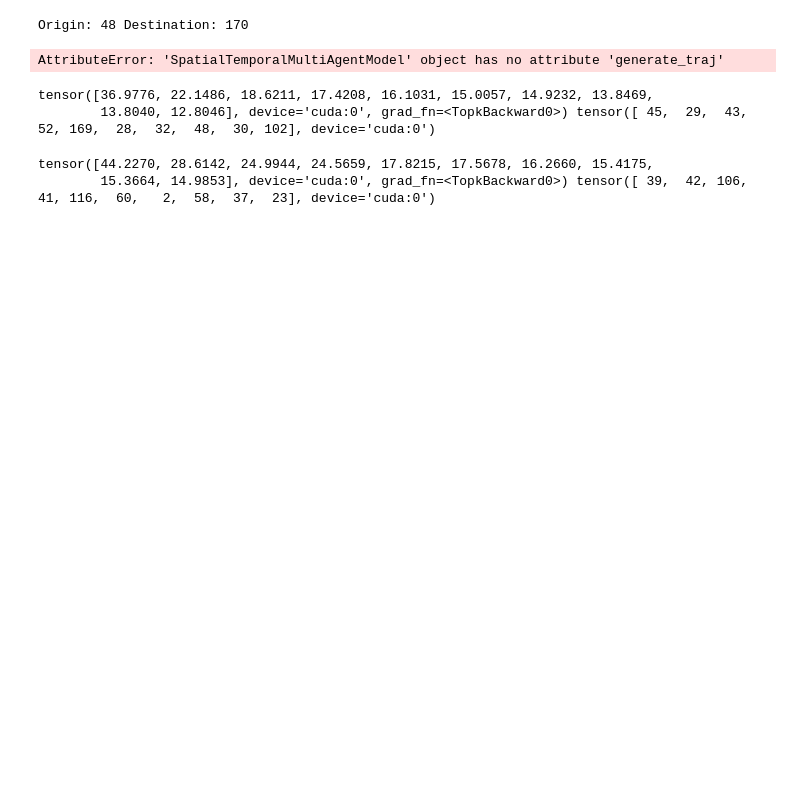
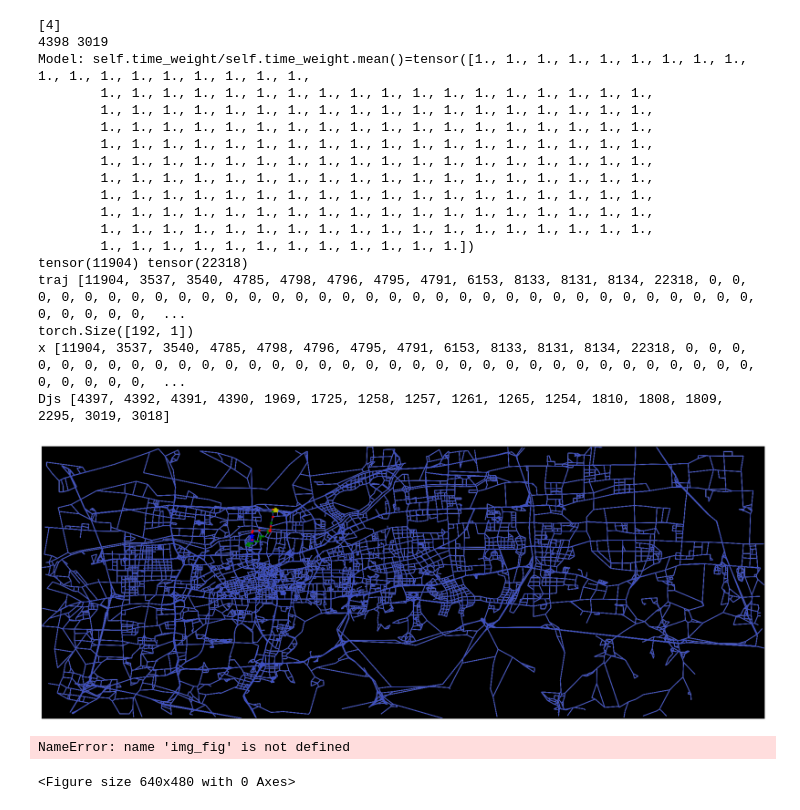
Before and after one commit to Teemo341/SmartTrafficFramework, a Jupyter notebook: presention.ipynb, the cells around one changed output. Saved outputs shown, nothing was run; the diff lists cells and outputs as text; code cells hidden in the pictures; blank space fills up the shorter version.

```diff
--- a/presention.ipynb
+++ b/presention.ipynb
@@ -82,9 +49,0 @@ SpatialTemporalMultiAgentModel(
-# %%
-o,d = np.random.choice(np.arange(1,181),2)
-print('Origin:',o,'Destination:',d)
-# %% [output]
-Origin: 48 Destination: 170
-# %%
-traj = task1_model.generate_traj(o,d)
-# %% [output]
-AttributeError: 'SpatialTemporalMultiAgentModel' object has no attribute 'generate_traj'
@@ -94,14 +50,29 @@ top_10_values,top_10_indices = torch.topk(task1_output[0,0,0,:],10)
-# %%
-print(top_10_values,top_10_indices)
-# %% [output]
-tensor([36.9776, 22.1486, 18.6211, 17.4208, 16.1031, 15.0057, 14.9232, 13.8469,
-        13.8040, 12.8046], device='cuda:0', grad_fn=<TopkBackward0>) tensor([ 45,  29,  43,  52, 169,  28,  32,  48,  30, 102], device='cuda:0')
-# %%
-x['traj'][0,1,0] = top_10_indices[0]
-x['reagent_mask'][0,1,0] = 0
-task1_output,loss = task1_model(x)
-top_10_values,top_10_indices = torch.topk(task1_output[0,1,0,:],10)
-print(top_10_values,top_10_indices)
-# %% [output]
-tensor([44.2270, 28.6142, 24.9944, 24.5659, 17.8215, 17.5678, 16.2660, 15.4175,
-        15.3664, 14.9853], device='cuda:0', grad_fn=<TopkBackward0>) tensor([ 39,  42, 106,  41, 116,  60,   2,  58,  37,  23], device='cuda:0')
+# %%
+k = np.random.choice(np.arange(0,99), 1)
+print(k)
+im = test_presention1(k[0])
+im.show()
+#traj为模型预测的轨迹，为方便展示，去掉了重复值，在轨迹中重复值次数与车在这条路上时长成正比
+#真实轨迹与最短路差异很大，这也符合车辆在城市中的实际运动情况，终点与起点相同，终点路两端节点为黄色，起点路两端节点为蓝色
+# %% [output]
+[4]
+4398 3019
+Model: self.time_weight/self.time_weight.mean()=tensor([1., 1., 1., 1., 1., 1., 1., 1., 1., 1., 1., 1., 1., 1., 1., 1., 1., 1.,
+        1., 1., 1., 1., 1., 1., 1., 1., 1., 1., 1., 1., 1., 1., 1., 1., 1., 1.,
+        1., 1., 1., 1., 1., 1., 1., 1., 1., 1., 1., 1., 1., 1., 1., 1., 1., 1.,
+        1., 1., 1., 1., 1., 1., 1., 1., 1., 1., 1., 1., 1., 1., 1., 1., 1., 1.,
+        1., 1., 1., 1., 1., 1., 1., 1., 1., 1., 1., 1., 1., 1., 1., 1., 1., 1.,
+        1., 1., 1., 1., 1., 1., 1., 1., 1., 1., 1., 1., 1., 1., 1., 1., 1., 1.,
+        1., 1., 1., 1., 1., 1., 1., 1., 1., 1., 1., 1., 1., 1., 1., 1., 1., 1.,
+        1., 1., 1., 1., 1., 1., 1., 1., 1., 1., 1., 1., 1., 1., 1., 1., 1., 1.,
+        1., 1., 1., 1., 1., 1., 1., 1., 1., 1., 1., 1., 1., 1., 1., 1., 1., 1.,
+        1., 1., 1., 1., 1., 1., 1., 1., 1., 1., 1., 1., 1., 1., 1., 1., 1., 1.,
+        1., 1., 1., 1., 1., 1., 1., 1., 1., 1., 1., 1.])
+tensor(11904) tensor(22318)
+traj [11904, 3537, 3540, 4785, 4798, 4796, 4795, 4791, 6153, 8133, 8131, 8134, 22318, 0, 0, 0, 0, 0, 0, 0, 0, 0, 0, 0, 0, 0, 0, 0, 0, 0, 0, 0, 0, 0, 0, 0, 0, 0, 0, 0, 0, 0, 0, 0, 0, 0, 0, 0, 0, 0, 0,  ...
+torch.Size([192, 1])
+x [11904, 3537, 3540, 4785, 4798, 4796, 4795, 4791, 6153, 8133, 8131, 8134, 22318, 0, 0, 0, 0, 0, 0, 0, 0, 0, 0, 0, 0, 0, 0, 0, 0, 0, 0, 0, 0, 0, 0, 0, 0, 0, 0, 0, 0, 0, 0, 0, 0, 0, 0, 0, 0, 0, 0, 0,  ...
+Djs [4397, 4392, 4391, 4390, 1969, 1725, 1258, 1257, 1261, 1265, 1254, 1810, 1808, 1809, 2295, 3019, 3018]
+[figure, added]
+NameError: name 'img_fig' is not defined
+<Figure size 640x480 with 0 Axes>
```
Also changed, not shown: parts of 12 cells of this notebook, 37 other files.
